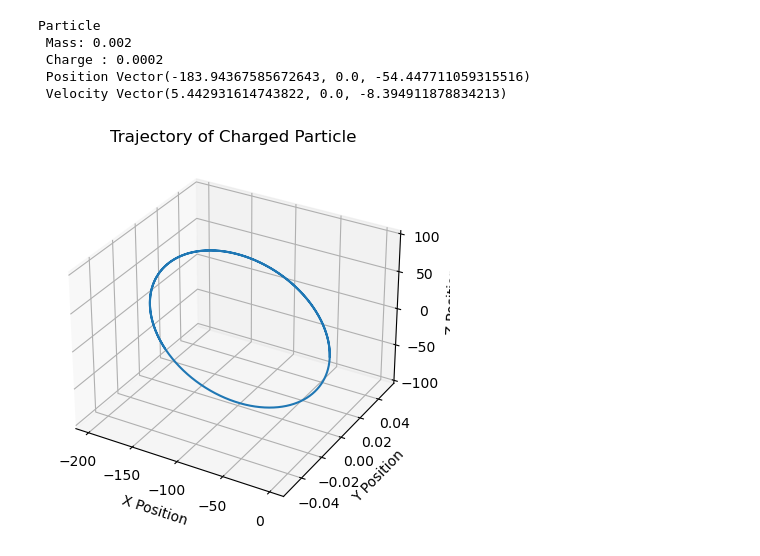
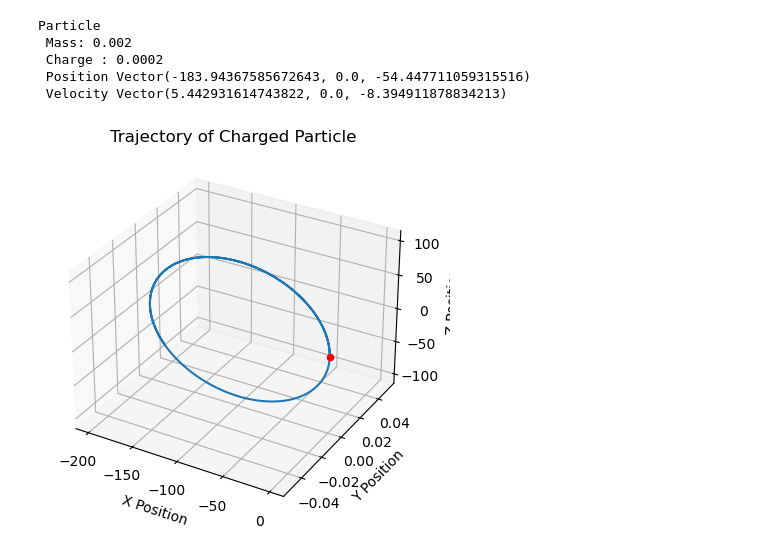
Before and after one commit to BlackEpsilon1729/Lorentz_Force, a Jupyter notebook: 1_particle_LF.ipynb, the cells around one changed output. Cells and saved outputs as stored; diff of their text form; code cells hidden in the pictures.

```diff
--- a/1_particle_LF.ipynb
+++ b/1_particle_LF.ipynb
@@ -189,14 +171,16 @@ Particle
 # %%
 fig = plt.figure()
 ax = fig.add_subplot(111, projection='3d')
 
 ax.plot(x_positions, y_positions, z_positions, label='Trajectory')
 
 ax.set_xlabel('X Position')
 ax.set_ylabel('Y Position')
 ax.set_zlabel('Z Position')
 ax.set_title('Trajectory of Charged Particle')
+ax.scatter(x_positions[0],y_positions[0],z_positions[0], c='red', label='Initial Point')
+
 
 plt.show()
 # %% [output]
-[figure, old version]
+[figure, new version]
```
Also changed, not shown: parts of 4 cells of this notebook, 8 other files.
